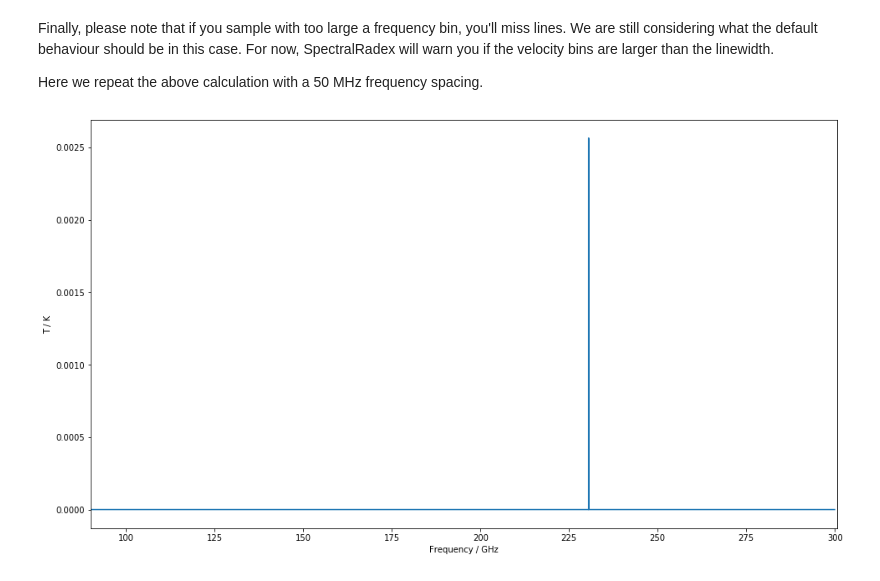
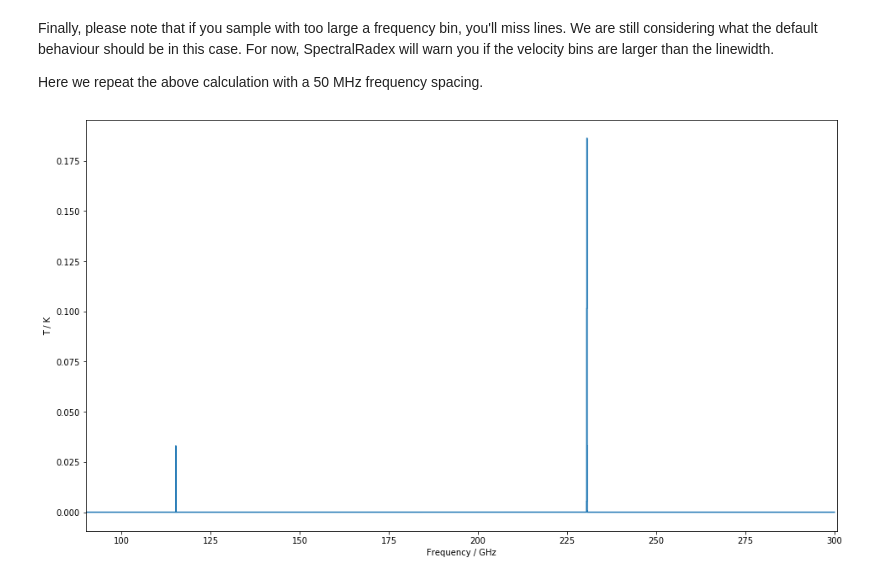
Before and after one commit to uclchem/SpectralRadex, a Jupyter notebook: examples/spectralmodelling.ipynb, the cells around one changed output. Saved outputs shown, nothing was run; the diff lists cells and outputs as text; code cells hidden in the pictures.

```diff
--- a/examples/spectralmodelling.ipynb
+++ b/examples/spectralmodelling.ipynb
@@ -52,9 +53,9 @@ Here we repeat the above calculation with a 50 MHz frequency spacing.
 # %%
 frequencies=np.arange(30,300,0.05)
 v0=0.0
-spectrum=spectralradex.calculate_spectrum(frequencies,v0,radex_params)
+spectrum=spectralradex.model_spectrum(frequencies,v0,radex_params)
 fig,ax=plt.subplots(figsize=(16,9))
 ax.plot(spectrum["Frequency"],spectrum["Intensity"],drawstyle="steps-mid")
 settings=ax.set(xlim=(90,300.6),xlabel="Frequency / GHz",ylabel="T / K")
 # %% [output]
-[figure, old version]
+[figure, new version]
```
Also changed, not shown: parts of 5 cells of this notebook, 5 other files.
